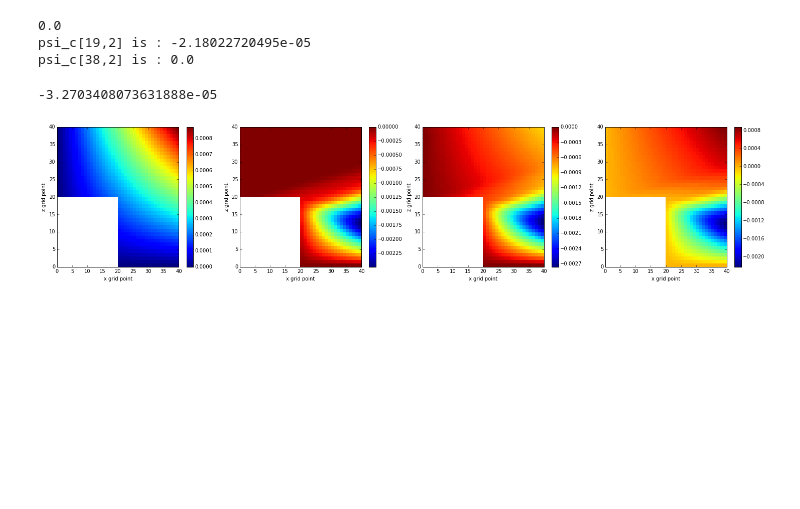
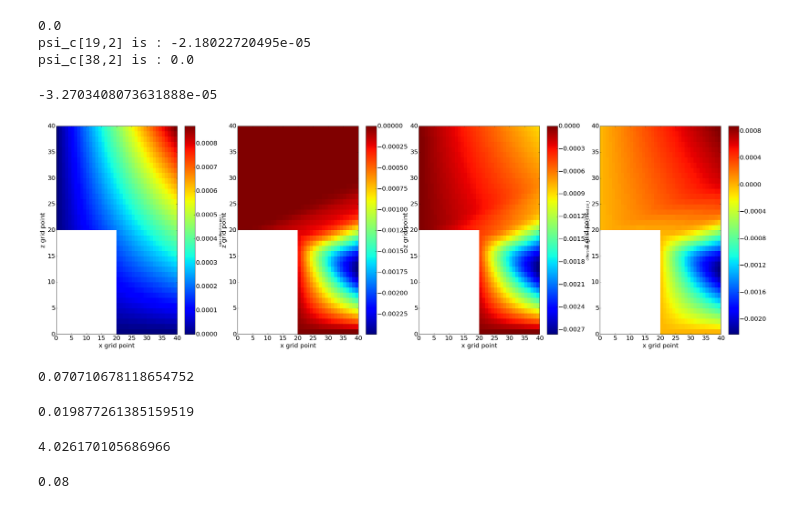
Before and after one commit to jieliu920608/Lab7Assignment, a Jupyter notebook: Project.ipynb, the cells around one changed output. Saved outputs shown, nothing was run; the diff lists cells and outputs as text; code cells hidden in the pictures; blank space fills up the shorter version.

```diff
--- a/Project.ipynb
+++ b/Project.ipynb
@@ -295,2 +370,14 @@ for ax in axs:
 # %% [markdown]
 * winter stratification
+# %%
+n2_su = np.loadtxt("n2winter.txt")
+dep = np.loadtxt('nemodepth.txt')
+# %%
+idws = []
+for i in np.arange(40):
+    for j in np.arange(40):
+        if (-Hm[i,-1] >= dep[j]) and (-Hm[i,-1] <= dep[j+1]):
+            idw = (n2_su[j]/ np.abs(dep[j]+Hm[i,-1]) + n2_su[j+1]/ np.abs(dep[j+1]+Hm[i,-1]))\
+             /(1/ np.abs(dep[j]+Hm[i,-1])+1/ np.abs(dep[j+1]+Hm[i,-1]))
+            idws.append(idw)
+idws.append(0.001)
@@ -296,0 +394,6 @@ for ax in axs:
+# %%
+## put the stratification in the whole model domain
+n2_domain = np.zeros([ngrid,ngrid])
+for i in np.arange(ngrid):
+    n2_domain[:,i] = idws
+    n2_domain[:,i] = n2_domain[:,i]*100
@@ -448,30 +685,65 @@ psi_t = (w0/k_t)* np.sin(k_t*np.pi*np.arange(0,40,1)*dx/180) * (b0+Hm2)/b0
 # %%
-fig, axs =plt.subplots(1,4,figsize = (25,5))
+fig, axs =plt.subplots(1,4,figsize = (40,12))
 ## barotropic inputs
 plot=axs[0].pcolormesh(psi_t,linewidth=0,rasterized=True,cmap = 'jet')
-fig.colorbar(plot, ax=axs[0])
+cbar= fig.colorbar(plot, ax=axs[0])
 cbar.set_label('streamfunction psi_t')
-#axs[0].set_title('barotropic streamfunction psi_t')
+rec = []
+for i in np.arange(ngrid/2):
+    rec.append(patches.Rectangle((0,i), 20-i, 1, color='gray'))
+for i in np.arange(20):
+    axs[0].add_patch(rec[i])
+plt.setp(plt.getp(cbar.ax.axes, 'yticklabels'), color='k', fontsize = 20)
 
 plot=axs[1].pcolormesh(psi_c2,linewidth=0,rasterized=True,cmap = 'jet')
-fig.colorbar(plot, ax=axs[1])
-cbar.set_label('streamfunction psi_c2')
+cbar=fig.colorbar(plot, ax=axs[1])
 #axs[1].set_title('baroclinic streamfunction psi_c2')
+for i in np.arange(20):
+    axs[1].add_patch(rec[i])
+plt.setp(plt.getp(cbar.ax.axes, 'yticklabels'), color='k', fontsize = 20)
 
 plot=axs[2].pcolormesh(psi_c2-psi_t,linewidth=0,rasterized=True,cmap = 'jet')
-fig.colorbar(plot, ax=axs[2])
+cbar=fig.colorbar(plot, ax=axs[2])
 cbar.set_label('difference of between psi_c2 and psi_t')
 #axs[2].set_title('psi_c2 - psi_t')
+for i in np.arange(20):
+    axs[2].add_patch(rec[i])
+#cbar.set_label('difference of between psi_c and psi_t', fontsize = 20)
+plt.setp(plt.getp(cbar.ax.axes, 'yticklabels'), color='k', fontsize = 20)
+
+for i in np.arange(20):
+    axs[3].add_patch(rec[i])
+#cbar.set_label('difference of between psi_c and psi_t', fontsize = 20)
+plt.setp(plt.getp(cbar.ax.axes, 'yticklabels'), color='k', fontsize = 20)
 
 plot=axs[3].pcolormesh(psi_c2+psi_t,linewidth=0,rasterized=True,cmap = 'jet')
-fig.colorbar(plot, ax=axs[3])
-cbar.set_label('difference of between psi_c2 and psi_t')
+cbar=fig.colorbar(plot, ax=axs[3])
+#cbar.set_label('difference of between psi_c2 and psi_t')
 #axs[3].set_title('psi_c2 + psi_t')
+plt.setp(plt.getp(cbar.ax.axes, 'yticklabels'), color='k', fontsize = 20)
 
 for ax in axs:
     ax.set_xlim(0,40)
-    ax.set_xlabel('x grid point')
-    ax.set_ylabel('z grid point')
+    ax.set_xlabel('x grid point',fontsize=20 )
+    ax.set_ylabel('z grid point',fontsize=20)
     ax.set_ylim(0,40)
+    plt.setp(ax.get_xticklabels(), fontsize=20)
+    plt.setp(ax.get_yticklabels(), fontsize=20)
 # %% [output]
-[figure, old version]
+[figure, new version]
+# %%
+np.sqrt(5e-3)
+# %% [output]
+0.070710678118654752
+# %%
+np.sqrt(omega**2/(5e-5-omega**2))
+# %% [output]
+0.019877261385159519
+# %%
+dz/(dx*0.01987)
+# %% [output]
+4.026170105686966
+# %%
+dz/dx
+# %% [output]
+0.08
```
Also changed, not shown: parts of 17 cells of this notebook.
